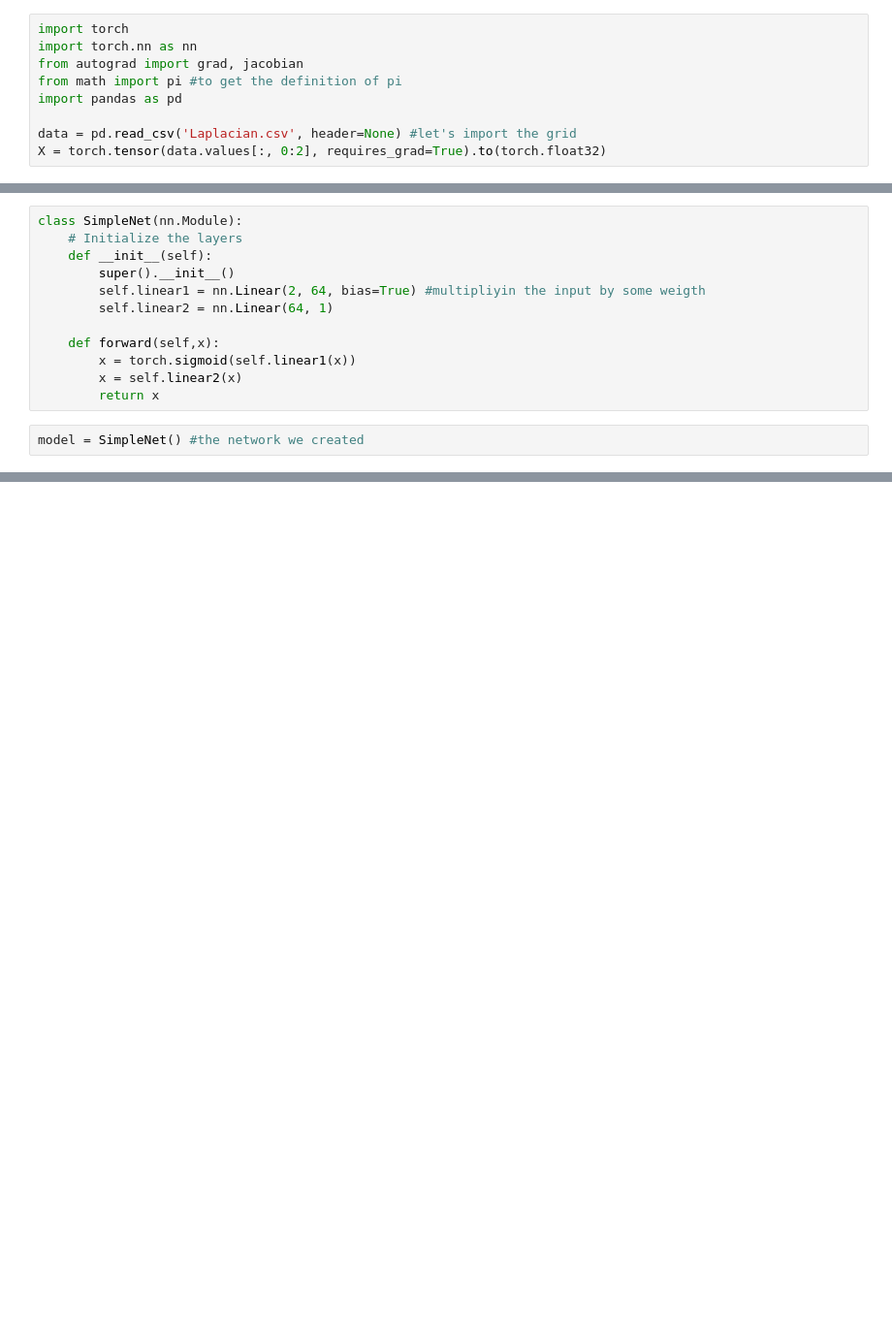
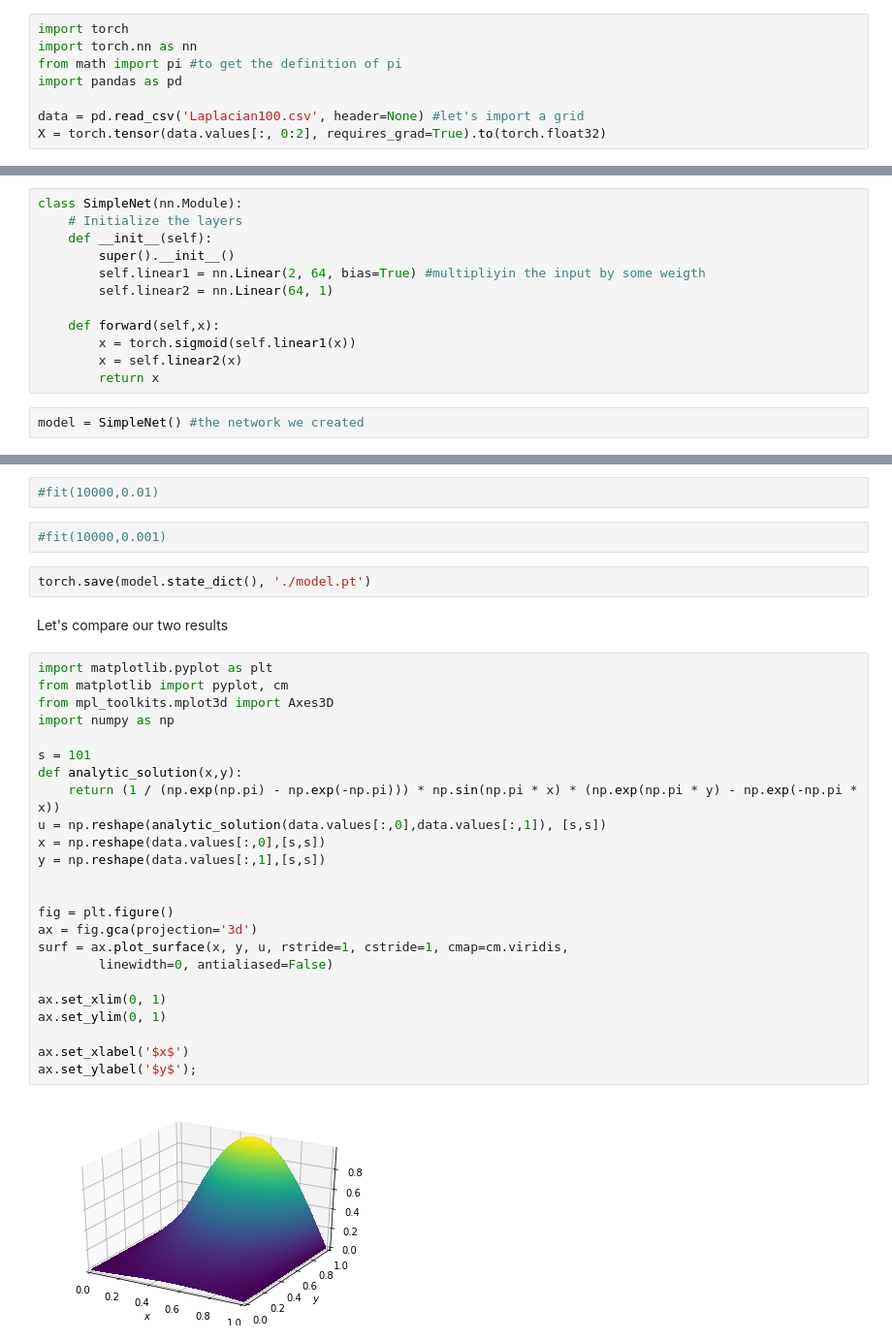
Before and after one commit to Plemeur/pre_stage, a Jupyter notebook: test_generative/test_generative.ipynb, the cells around one changed output, grey strips where cells are left out. Shown at 97% size. Cells and saved outputs as stored; diff of their text form; blank space fills up the shorter version.

```diff
--- a/test_generative/test_generative.ipynb
+++ b/test_generative/test_generative.ipynb
@@ -1,10 +1,9 @@
 # %%
 import torch
 import torch.nn as nn
-from autograd import grad, jacobian
 from math import pi #to get the definition of pi
 import pandas as pd
 
-data = pd.read_csv('Laplacian.csv', header=None) #let's import the grid
+data = pd.read_csv('Laplacian100.csv', header=None) #let's import a grid
 X = torch.tensor(data.values[:, 0:2], requires_grad=True).to(torch.float32)
 # %% [markdown]
@@ -92,0 +92,34 @@ epoch 1000, loss 5.059935569763184
+# %%
+#fit(10000,0.01)
+# %%
+#fit(10000,0.001)
+# %%
+torch.save(model.state_dict(), './model.pt')
+# %% [markdown]
+Let's compare our two results
+# %%
+import matplotlib.pyplot as plt
+from matplotlib import pyplot, cm
+from mpl_toolkits.mplot3d import Axes3D
+import numpy as np
+
+s = 101
+def analytic_solution(x,y):
+    return (1 / (np.exp(np.pi) - np.exp(-np.pi))) * np.sin(np.pi * x) * (np.exp(np.pi * y) - np.exp(-np.pi * x))
+u = np.reshape(analytic_solution(data.values[:,0],data.values[:,1]), [s,s])
+x = np.reshape(data.values[:,0],[s,s])
+y = np.reshape(data.values[:,1],[s,s])
+
+
+fig = plt.figure()
+ax = fig.gca(projection='3d')
+surf = ax.plot_surface(x, y, u, rstride=1, cstride=1, cmap=cm.viridis,
+        linewidth=0, antialiased=False)
+
+ax.set_xlim(0, 1)
+ax.set_ylim(0, 1)
+
+ax.set_xlabel('$x$')
+ax.set_ylabel('$y$');
+# %% [output]
+[figure, added]
```
Also changed, not shown: parts of 8 cells of this notebook.
